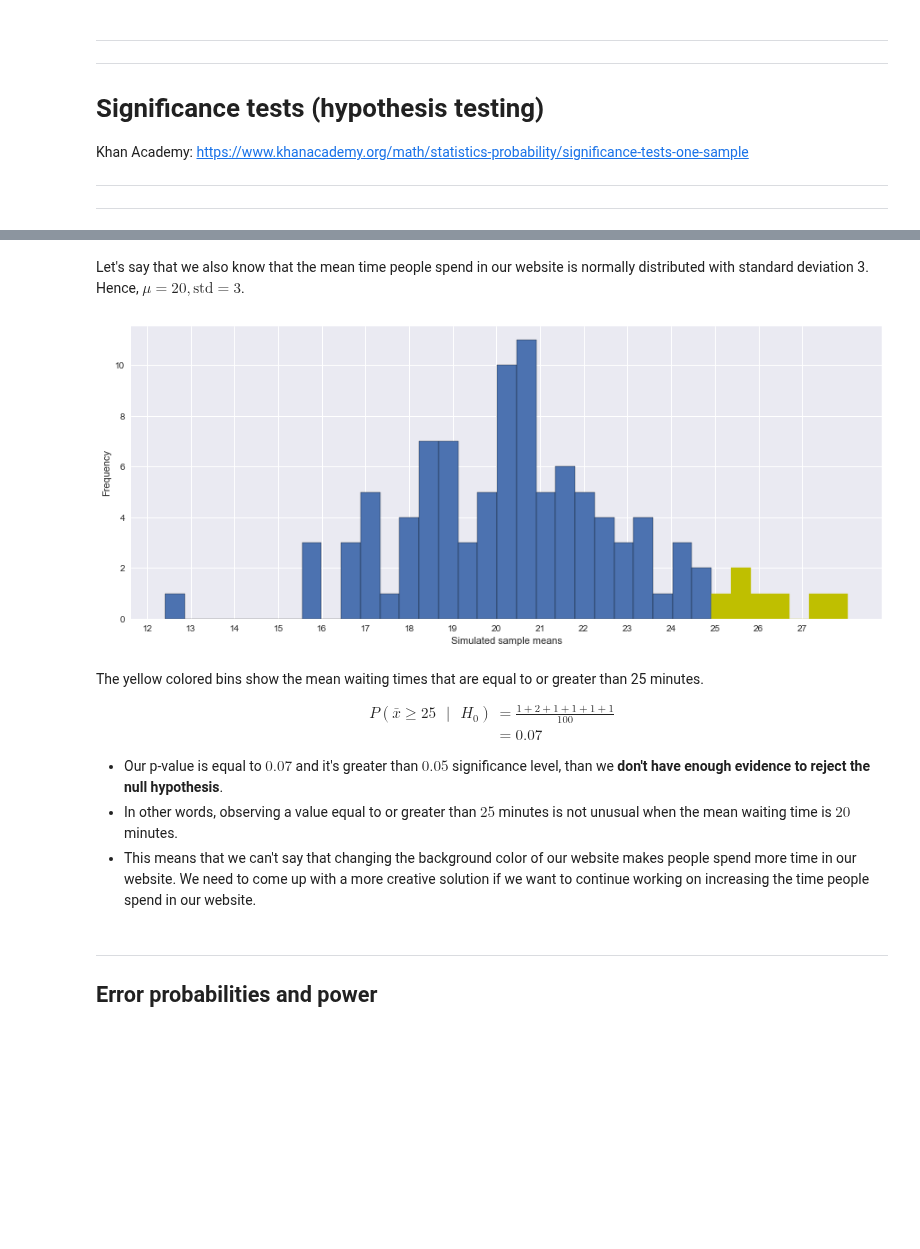
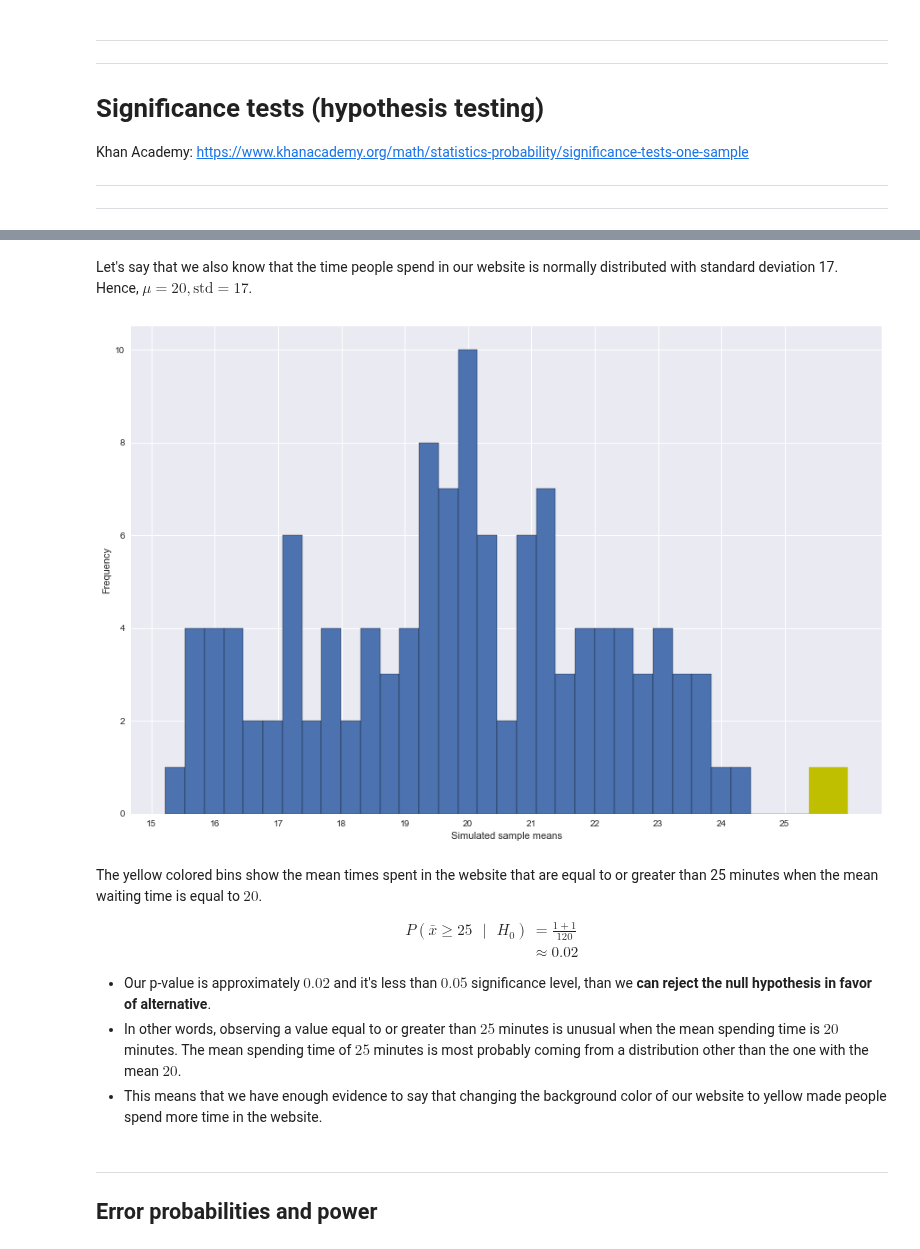
Before and after one commit to arstepanyan/Notes, a Jupyter notebook: statistics/foundations_of_statistics.ipynb, the cells around one changed output, grey strips where cells are left out. Cells and saved outputs as stored; diff of their text form; code cells hidden in the pictures; blank space fills up the shorter version.

Commit message:
correct the simulation in the significance tests section

```diff
--- a/statistics/foundations_of_statistics.ipynb
+++ b/statistics/foundations_of_statistics.ipynb
@@ -707,50 +707,58 @@ The steps we take
     * If $p{\text{-value}} < \alpha \Rightarrow$ reject $H_0$ in favor of $H_A$
     * If $p{\text{-value}} \ge \alpha \Rightarrow$ fail to reject $H_0$
 # %% [markdown]
-Let's say that we also know that the mean time people spend in our website is normally distributed with standard deviation 3.
-Hence, $\mu=20, {\text{std}}=3$.
+Let's say that we also know that the time people spend in our website is normally distributed with standard deviation 17.
+Hence, $\mu=20, {\text{std}}=17$.
 # %%
 import matplotlib.pyplot as plt
 import seaborn as sns
 import numpy as np
 %matplotlib inline
 sns.set()
 
-## 1. we assume that the null hypothesis is true, then mean=20 and standard deviation=3
+## 1. we assume that the null hypothesis is true, then mean=20 and standard deviation=17
 mu = 20
-std = 3
+std = 17
 
 ## 2. we choose a significance level
 alpha = 0.05
 
-## 3. we calculate the mean of our sample
+## 3. we calculate the mean of our sample.
+##    This is the sample after the change we did
 sample_mean = 25
 
-## 4. we simulate 100 normals with mean=20 and standard deviation=3 to calculate p-value
-np.random.seed(3410)
-samples = np.random.normal(mu, std, size=100)
+## 4. p-value
+##    * We simulate (120 times) 50 normals with mean=20 and standard deviation=17.
+##    * We choose mean=20 and std=17, as we assume that the null hypothesis is true.
+##    * In each simulation, we calculate the mean to get the distribution of mean waiting times and see where the 25 mean waiting time falls.
+##    * Calculate p-value (after the plot)
+np.random.seed(99999)
+means = []
+for i in range(120):
+    samples = np.random.normal(mu, std, size=50)
+    means.append(np.mean(samples))
 
 ##### plot the simulated normals
-plt.figure(figsize=(15,6))
-p = plt.hist(samples, bins=35, edgecolor='black')
+plt.figure(figsize=(15,10))
+p = plt.hist(means, bins=35, edgecolor='black')
 _ = plt.xlabel('Simulated sample means')
 _ = plt.ylabel('Frequency')
-_ = plt.xticks(range(int(min(samples)), int(max(samples))))
-for i in range(28, 35):
+_ = plt.xticks(range(int(min(means)), int(max(means)), 1))
+for i in range(33, 35):
     _ = p[2][i].set_color('y')
 # %% [output]
-[figure, old version]
+[figure, new version]
 # %% [markdown]
-The yellow colored bins show the mean waiting times that are equal to or greater than 25 minutes.
+The yellow colored bins show the mean times spent in the website that are equal to or greater than 25 minutes when the mean waiting time is equal to $20$.
 
 \begin{align*}
-P(\bar{x} \ge 25 {\text{ }} | {\text{ }} H_0) &= \frac{1+2+1+1+1+1}{100}\\
-                                              &= 0.07
+P(\bar{x} \ge 25 {\text{ }} | {\text{ }} H_0) &= \frac{1+1}{120}\\
+                                              &\approx 0.02
 \end{align*}
 
-* Our p-value is equal to $0.07$ and it's greater than $0.05$ significance level, than we **don't have enough evidence to reject the null hypothesis**.
-* In other words, observing a value equal to or greater than $25$ minutes is not unusual when the mean waiting time is $20$ minutes.
-* This means that we can't say that changing the background color of our website makes people spend more time in our website. We need to come up with a more creative solution if we want to continue working on increasing the time people spend in our website.
+* Our p-value is approximately $0.02$ and it's less than $0.05$ significance level, than we **can reject the null hypothesis in favor of alternative**.
+* In other words, observing a value equal to or greater than $25$ minutes is unusual when the mean spending time is $20$ minutes. The mean spending time of $25$ minutes is most probably coming from a distribution other than the one with the mean $20$.
+* This means that we have enough evidence to say that changing the background color of our website to yellow made people spend more time in the website.
 # %% [markdown]
 -----------------------
 ## Error probabilities and power
```
Also changed, not shown: parts of 1 cell of this notebook.
